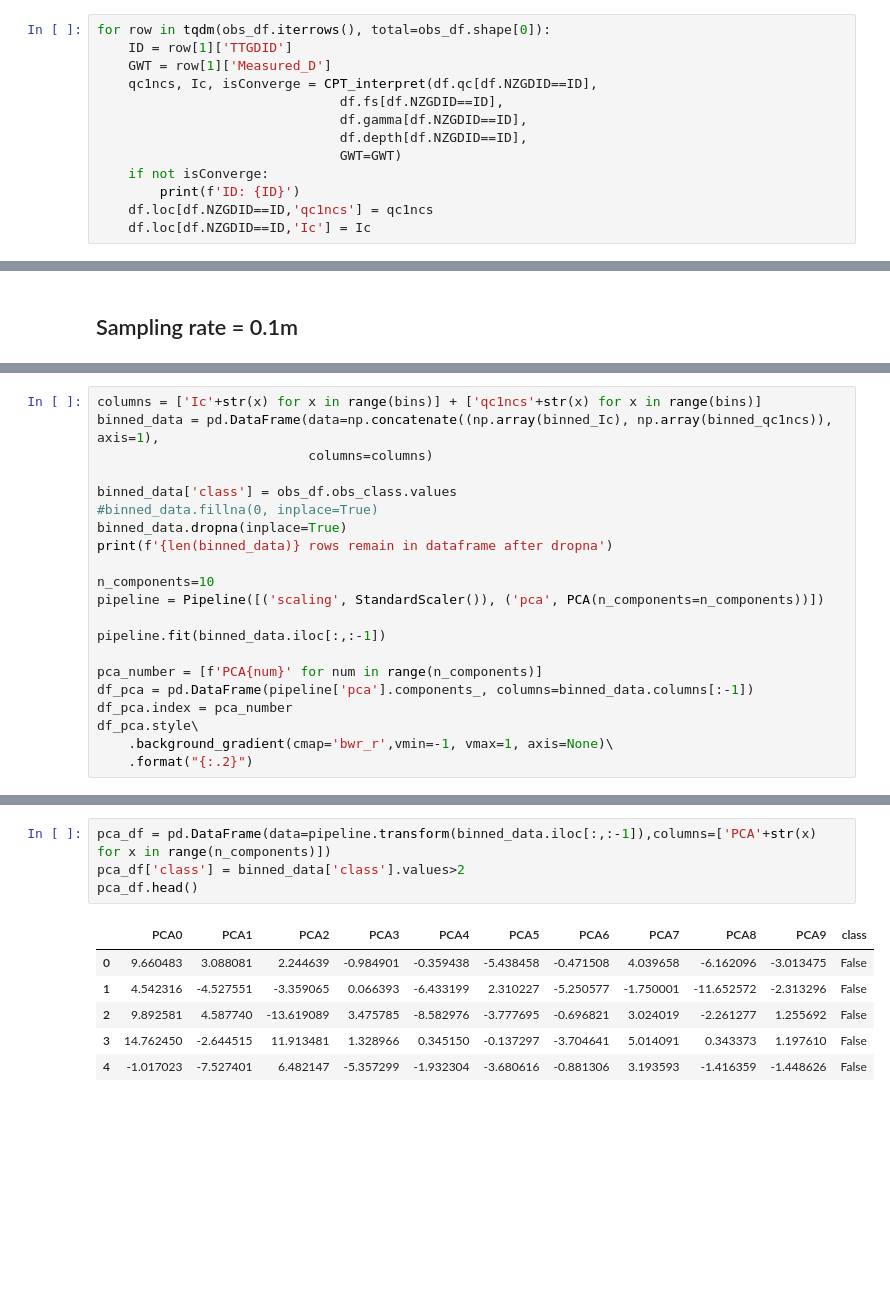
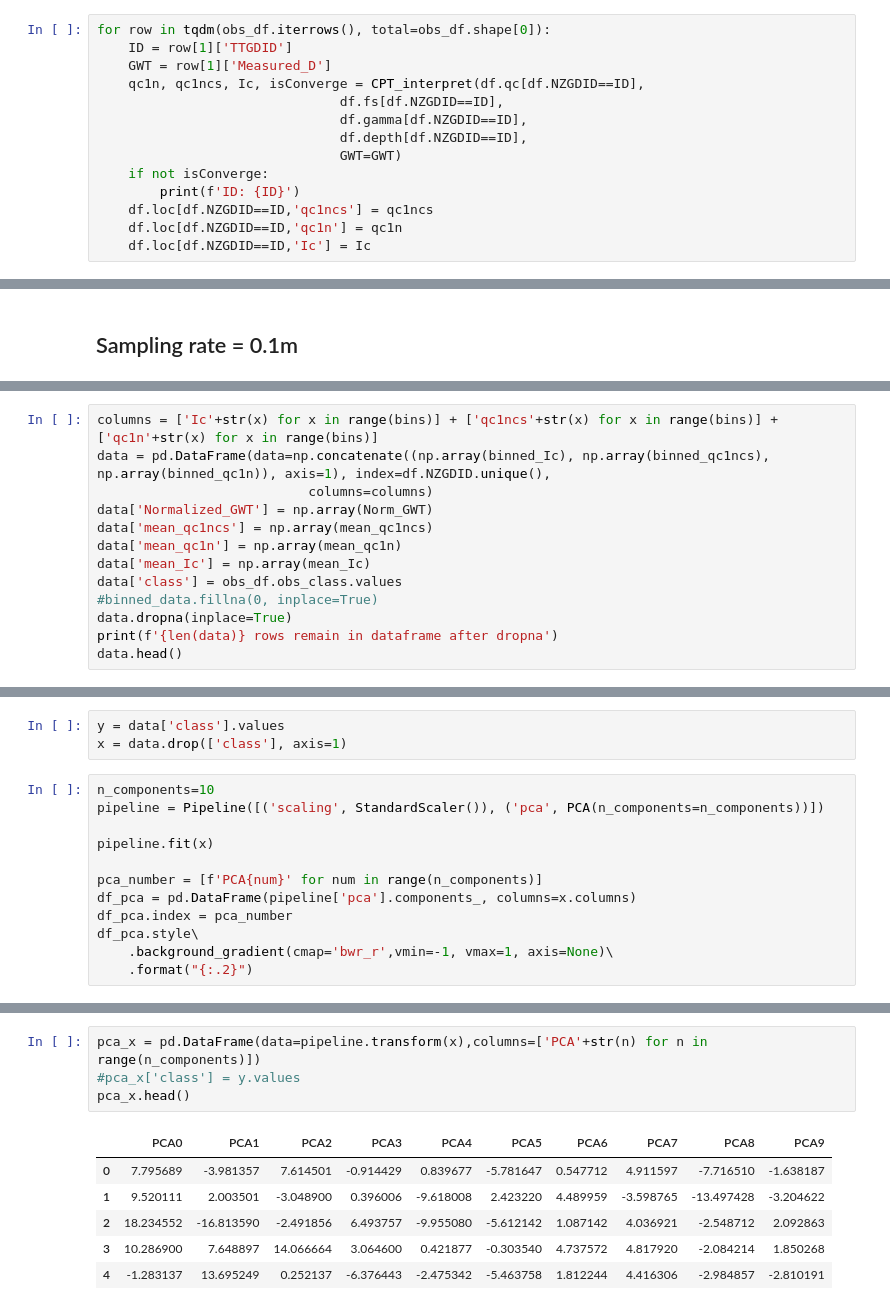
Before and after one commit to chhsiao93/research, a Jupyter notebook: CPT/CPT_profile.ipynb, the cells around one changed output, grey strips where cells are left out. Drawn from its saved outputs; the diff is of its cells as text; blank space fills up the shorter version.

```diff
--- a/CPT/CPT_profile.ipynb
+++ b/CPT/CPT_profile.ipynb
@@ -188,7 +178,7 @@ df['Ic'] = 0
 for row in tqdm(obs_df.iterrows(), total=obs_df.shape[0]):
     ID = row[1]['TTGDID']
     GWT = row[1]['Measured_D']
-    qc1ncs, Ic, isConverge = CPT_interpret(df.qc[df.NZGDID==ID],
+    qc1n, qc1ncs, Ic, isConverge = CPT_interpret(df.qc[df.NZGDID==ID],
                                df.fs[df.NZGDID==ID],
                                df.gamma[df.NZGDID==ID],
                                df.depth[df.NZGDID==ID],
@@ -196,6 +186,7 @@ for row in tqdm(obs_df.iterrows(), total=obs_df.shape[0]):
     if not isConverge:
         print(f'ID: {ID}')
     df.loc[df.NZGDID==ID,'qc1ncs'] = qc1ncs
+    df.loc[df.NZGDID==ID,'qc1n'] = qc1n
     df.loc[df.NZGDID==ID,'Ic'] = Ic
 # %% [output]
 not converging
@@ -313,0 +325,13 @@ for ID in tqdm(df.NZGDID.unique()):
+# %%
+columns = ['Ic'+str(x) for x in range(bins)] + ['qc1ncs'+str(x) for x in range(bins)] + ['qc1n'+str(x) for x in range(bins)]
+data = pd.DataFrame(data=np.concatenate((np.array(binned_Ic), np.array(binned_qc1ncs), np.array(binned_qc1n)), axis=1), index=df.NZGDID.unique(),
+                           columns=columns)
+data['Normalized_GWT'] = np.array(Norm_GWT)
+data['mean_qc1ncs'] = np.array(mean_qc1ncs)
+data['mean_qc1n'] = np.array(mean_qc1n)
+data['mean_Ic'] = np.array(mean_Ic)
+data['class'] = obs_df.obs_class.values
+#binned_data.fillna(0, inplace=True)
+data.dropna(inplace=True)
+print(f'{len(data)} rows remain in dataframe after dropna')
+data.head()
@@ -314,20 +347,14 @@ for ID in tqdm(df.NZGDID.unique()):
+# %%
+y = data['class'].values
+x = data.drop(['class'], axis=1)
 # %%
-columns = ['Ic'+str(x) for x in range(bins)] + ['qc1ncs'+str(x) for x in range(bins)]
-binned_data = pd.DataFrame(data=np.concatenate((np.array(binned_Ic), np.array(binned_qc1ncs)), axis=1),
-                           columns=columns)
-
-binned_data['class'] = obs_df.obs_class.values
-#binned_data.fillna(0, inplace=True)
-binned_data.dropna(inplace=True)
-print(f'{len(binned_data)} rows remain in dataframe after dropna')
-
 n_components=10
 pipeline = Pipeline([('scaling', StandardScaler()), ('pca', PCA(n_components=n_components))])
 
-pipeline.fit(binned_data.iloc[:,:-1])
+pipeline.fit(x)
 
 pca_number = [f'PCA{num}' for num in range(n_components)]
-df_pca = pd.DataFrame(pipeline['pca'].components_, columns=binned_data.columns[:-1])
+df_pca = pd.DataFrame(pipeline['pca'].components_, columns=x.columns)
 df_pca.index = pca_number
 df_pca.style\
     .background_gradient(cmap='bwr_r',vmin=-1, vmax=1, axis=None)\
@@ -354,11 +380,11 @@ plt.show()
 # %%
-pca_df = pd.DataFrame(data=pipeline.transform(binned_data.iloc[:,:-1]),columns=['PCA'+str(x) for x in range(n_components)])
-pca_df['class'] = binned_data['class'].values>2
-pca_df.head()
+pca_x = pd.DataFrame(data=pipeline.transform(x),columns=['PCA'+str(n) for n in range(n_components)])
+#pca_x['class'] = y.values
+pca_x.head()
 # %% [output]
-|  | PCA0 | PCA1 | PCA2 | PCA3 | PCA4 | PCA5 | PCA6 | PCA7 | PCA8 | PCA9 | class |
-| 0 | 9.660483 | 3.088081 | 2.244639 | -0.984901 | -0.359438 | -5.438458 | -0.471508 | 4.039658 | -6.162096 | -3.013475 | False |
-| 1 | 4.542316 | -4.527551 | -3.359065 | 0.066393 | -6.433199 | 2.310227 | -5.250577 | -1.750001 | -11.652572 | -2.313296 | False |
-| 2 | 9.892581 | 4.587740 | -13.619089 | 3.475785 | -8.582976 | -3.777695 | -0.696821 | 3.024019 | -2.261277 | 1.255692 | False |
-| 3 | 14.762450 | -2.644515 | 11.913481 | 1.328966 | 0.345150 | -0.137297 | -3.704641 | 5.014091 | 0.343373 | 1.197610 | False |
-| 4 | -1.017023 | -7.527401 | 6.482147 | -5.357299 | -1.932304 | -3.680616 | -0.881306 | 3.193593 | -1.416359 | -1.448626 | False |
+|  | PCA0 | PCA1 | PCA2 | PCA3 | PCA4 | PCA5 | PCA6 | PCA7 | PCA8 | PCA9 |
+| 0 | 7.795689 | -3.981357 | 7.614501 | -0.914429 | 0.839677 | -5.781647 | 0.547712 | 4.911597 | -7.716510 | -1.638187 |
+| 1 | 9.520111 | 2.003501 | -3.048900 | 0.396006 | -9.618008 | 2.423220 | 4.489959 | -3.598765 | -13.497428 | -3.204622 |
+| 2 | 18.234552 | -16.813590 | -2.491856 | 6.493757 | -9.955080 | -5.612142 | 1.087142 | 4.036921 | -2.548712 | 2.092863 |
+| 3 | 10.286900 | 7.648897 | 14.066664 | 3.064600 | 0.421877 | -0.303540 | 4.737572 | 4.817920 | -2.084214 | 1.850268 |
+| 4 | -1.283137 | 13.695249 | 0.252137 | -6.376443 | -2.475342 | -5.463758 | 1.812244 | 4.416306 | -2.984857 | -2.810191 |
```
Also changed, not shown: parts of 43 cells of this notebook.
